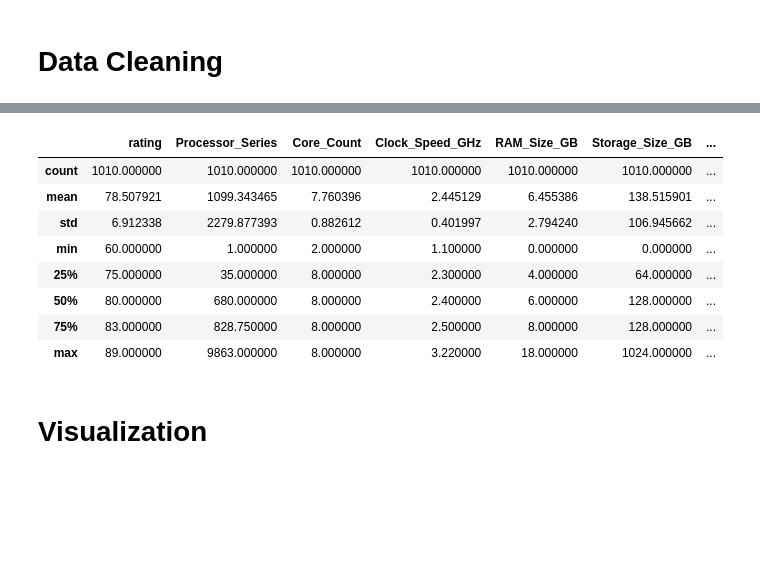
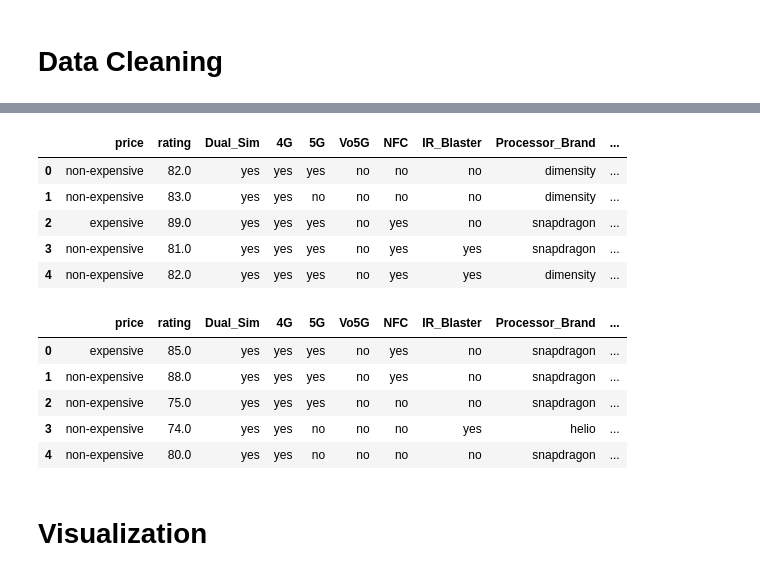
Before and after one commit to yousefsamir19/smartphone-price-classification, a Jupyter notebook: Smart Phone Prices Prediction/smartphone-price-classification.ipynb, the cells around one changed output, grey strips where cells are left out. Cells and saved outputs as stored; diff of their text form; code cells hidden in the pictures; blank space fills up the shorter version.

```diff
--- a/Smart Phone Prices Prediction/smartphone-price-classification.ipynb
+++ b/Smart Phone Prices Prediction/smartphone-price-classification.ipynb
@@ -15,3 +15,25 @@ from sklearn.svm import SVR
 from xgboost import XGBRegressor
 from sklearn.neighbors import KNeighborsRegressor
 from sklearn.metrics import confusion_matrix, classification_report
+# %%
+def cleaning(df:pd.DataFrame):
+    df.columns = df.columns.str.strip().str.replace(" ", "_")
+    df.drop_duplicates(inplace=True)
+    df["Processor_Series"] = df["Processor_Series"].str.replace(" Gen1",".1").str.replace(" Gen2",".2").str.replace("Unknown","35").astype(float)
+    # Clean 'memory_card_size' column: 1-Remove 'GB' and 'TB' text  2-Convert TB to GB  3-Convert the column to numerical type
+    df["memory_card_size_GB"] = df["memory_card_size"].astype(str).str.replace("GB","").str.replace("TB","*1000").map(lambda X:eval(X)) # eval execute Python code
+    df["memory_card_size_GB"] = df["memory_card_size_GB"].astype(int)
+    df.drop(columns="memory_card_size",inplace=True)
+    # Convert 'os_version' column to numerical:
+    # Remove 'v' and dots
+    df["os_version"] = df["os_version"].str.replace("v", "").str.replace(".", "", 1).astype(float)
+    # Apply condition: if > 17, divide by 10 to correct the formatting
+    df["os_version"] = df["os_version"].apply(lambda x: x / 10 if x > 17 else x)
+
+    categorical_columns = df.select_dtypes(include=['object']).columns.tolist()
+
+    for c in categorical_columns:
+      df[c] = df[c].str.lower().str.strip()
+
+    return(df)
+# test
@@ -18,9 +49,10 @@ from sklearn.metrics import confusion_matrix, classification_report
 # %%
 # Load the dataset
+pd.set_option("display.max_columns", 500)
+pd.set_option("display.max_rows", 500)
+
 df_train= pd.read_csv("train.csv")
 df_test = pd.read_csv("test.csv")
 
-# Merge the test and trian csv files
-print("Before Merge", df_train.shape, " ", df_test.shape, "\n")
-df = pd.merge(df_train, df_test, how="outer")
-print("After Merge",df.shape)
+df_train = cleaning(df_train)
+df_test = cleaning(df_test)
@@ -262,12 +58,0 @@ memory usage: 260.4+ KB
-# %%
-df.describe()
-# %% [output]
-|  | rating | Processor_Series | Core_Count | Clock_Speed_GHz | RAM_Size_GB | Storage_Size_GB | ... |
-| count | 1010.000000 | 1010.000000 | 1010.000000 | 1010.000000 | 1010.000000 | 1010.000000 | ... |
-| mean | 78.507921 | 1099.343465 | 7.760396 | 2.445129 | 6.455386 | 138.515901 | ... |
-| std | 6.912338 | 2279.877393 | 0.882612 | 0.401997 | 2.794240 | 106.945662 | ... |
-| min | 60.000000 | 1.000000 | 2.000000 | 1.100000 | 0.000000 | 0.000000 | ... |
-| 25% | 75.000000 | 35.000000 | 8.000000 | 2.300000 | 4.000000 | 64.000000 | ... |
-| 50% | 80.000000 | 680.000000 | 8.000000 | 2.400000 | 6.000000 | 128.000000 | ... |
-| 75% | 83.000000 | 828.750000 | 8.000000 | 2.500000 | 8.000000 | 128.000000 | ... |
-| max | 89.000000 | 9863.000000 | 8.000000 | 3.220000 | 18.000000 | 1024.000000 | ... |
@@ -274,3 +77,21 @@ df.describe()
+# %%
+df_test.head()
+# %% [output]
+|  | price | rating | Dual_Sim | 4G | 5G | Vo5G | NFC | IR_Blaster | Processor_Brand | ... |
+| 0 | non-expensive | 82.0 | yes | yes | yes | no | no | no | dimensity | ... |
+| 1 | non-expensive | 83.0 | yes | yes | no | no | no | no | dimensity | ... |
+| 2 | expensive | 89.0 | yes | yes | yes | no | yes | no | snapdragon | ... |
+| 3 | non-expensive | 81.0 | yes | yes | yes | no | yes | yes | snapdragon | ... |
+| 4 | non-expensive | 82.0 | yes | yes | yes | no | yes | yes | dimensity | ... |
+# %%
+df_train.head()
+# %% [output]
+|  | price | rating | Dual_Sim | 4G | 5G | Vo5G | NFC | IR_Blaster | Processor_Brand | ... |
+| 0 | expensive | 85.0 | yes | yes | yes | no | yes | no | snapdragon | ... |
+| 1 | non-expensive | 88.0 | yes | yes | yes | no | yes | no | snapdragon | ... |
+| 2 | non-expensive | 75.0 | yes | yes | yes | no | no | no | snapdragon | ... |
+| 3 | non-expensive | 74.0 | yes | yes | no | no | no | yes | helio | ... |
+| 4 | non-expensive | 80.0 | yes | yes | no | no | no | no | snapdragon | ... |
 # %% [markdown]
 # Visualization
 # %%
```
Also changed, not shown: parts of 45 cells of this notebook.
